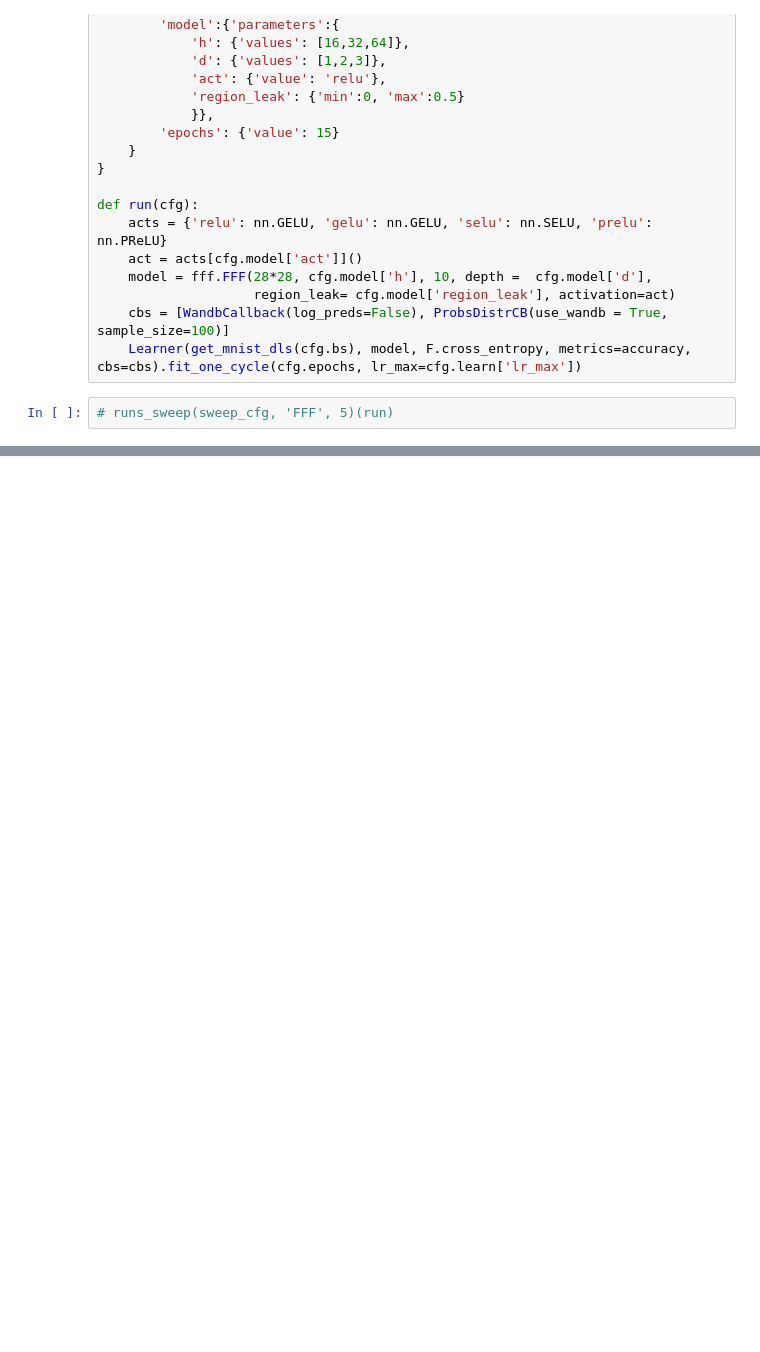
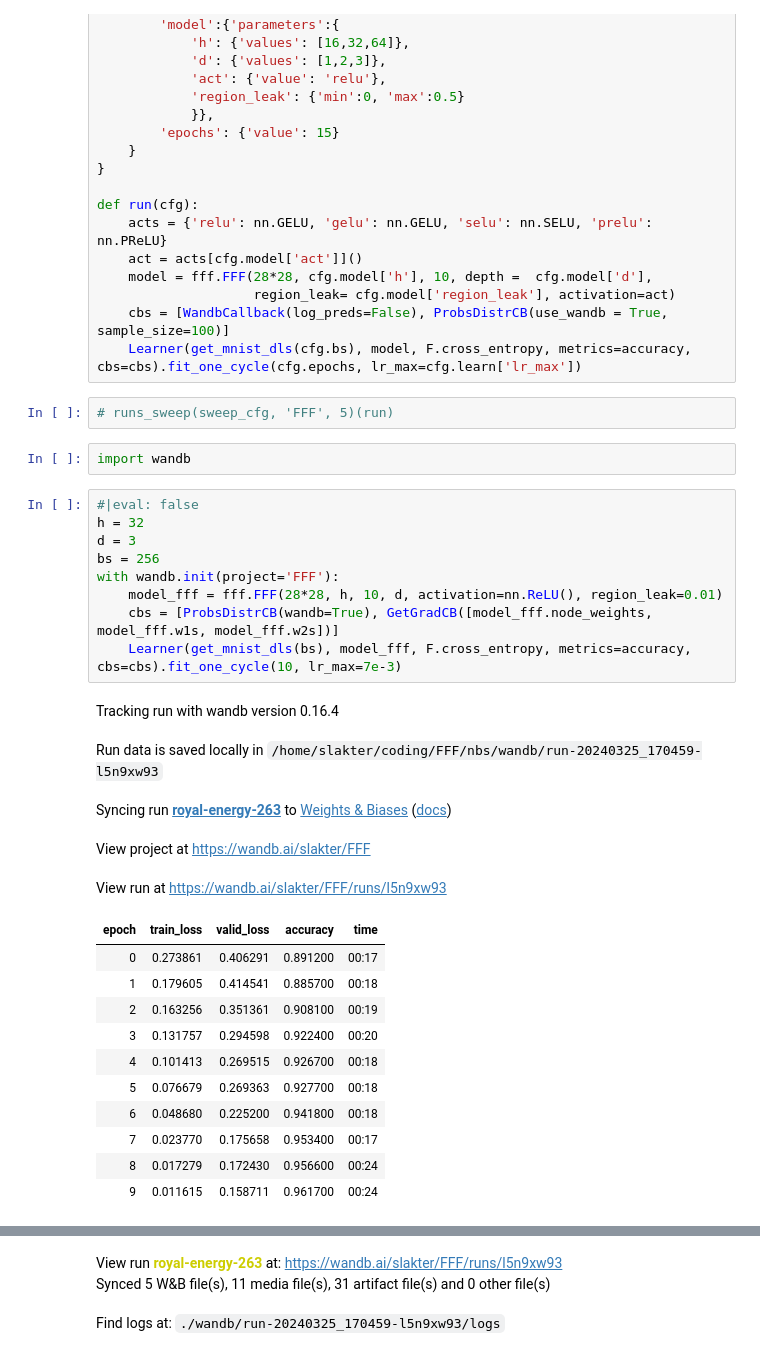
Before and after one commit to ssslakter/FastFF, a Jupyter notebook: nbs/02_performance.ipynb, the cells around one changed output, grey strips where cells are left out. Drawn from its saved outputs; the diff is of its cells as text; blank space fills up the shorter version.

```diff
--- a/nbs/02_performance.ipynb
+++ b/nbs/02_performance.ipynb
@@ -352,3 +385,31 @@ def run(cfg):
     Learner(get_mnist_dls(cfg.bs), model, F.cross_entropy, metrics=accuracy, cbs=cbs).fit_one_cycle(cfg.epochs, lr_max=cfg.learn['lr_max'])
 # %%
 # runs_sweep(sweep_cfg, 'FFF', 5)(run)
+# %%
+import wandb
+# %%
+#|eval: false
+h = 32
+d = 3
+bs = 256
+with wandb.init(project='FFF'):
+    model_fff = fff.FFF(28*28, h, 10, d, activation=nn.ReLU(), region_leak=0.01)
+    cbs = [ProbsDistrCB(wandb=True), GetGradCB([model_fff.node_weights, model_fff.w1s, model_fff.w2s])]
+    Learner(get_mnist_dls(bs), model_fff, F.cross_entropy, metrics=accuracy, cbs=cbs).fit_one_cycle(10, lr_max=7e-3)
+# %% [output]
+Tracking run with wandb version 0.16.4
+Run data is saved locally in /home/slakter/coding/FFF/nbs/wandb/run-20240325_170459-l5n9xw93
+Syncing run royal-energy-263 to Weights & Biases (docs)
+View project at https://wandb.ai/slakter/FFF
+View run at https://wandb.ai/slakter/FFF/runs/l5n9xw93
+| epoch | train_loss | valid_loss | accuracy | time |
+| 0 | 0.273861 | 0.406291 | 0.891200 | 00:17 |
+| 1 | 0.179605 | 0.414541 | 0.885700 | 00:18 |
+| 2 | 0.163256 | 0.351361 | 0.908100 | 00:19 |
+| 3 | 0.131757 | 0.294598 | 0.922400 | 00:20 |
+| 4 | 0.101413 | 0.269515 | 0.926700 | 00:18 |
+| 5 | 0.076679 | 0.269363 | 0.927700 | 00:18 |
+| 6 | 0.048680 | 0.225200 | 0.941800 | 00:18 |
+| 7 | 0.023770 | 0.175658 | 0.953400 | 00:17 |
+| 8 | 0.017279 | 0.172430 | 0.956600 | 00:24 |
+| 9 | 0.011615 | 0.158711 | 0.961700 | 00:24 |
@@ -354,0 +417,3 @@ def run(cfg):
+View run royal-energy-263 at: https://wandb.ai/slakter/FFF/runs/l5n9xw93
+Synced 5 W&B file(s), 11 media file(s), 31 artifact file(s) and 0 other file(s)
+Find logs at: ./wandb/run-20240325_170459-l5n9xw93/logs
```
Also changed, not shown: parts of 4 cells of this notebook, 14 other files.
